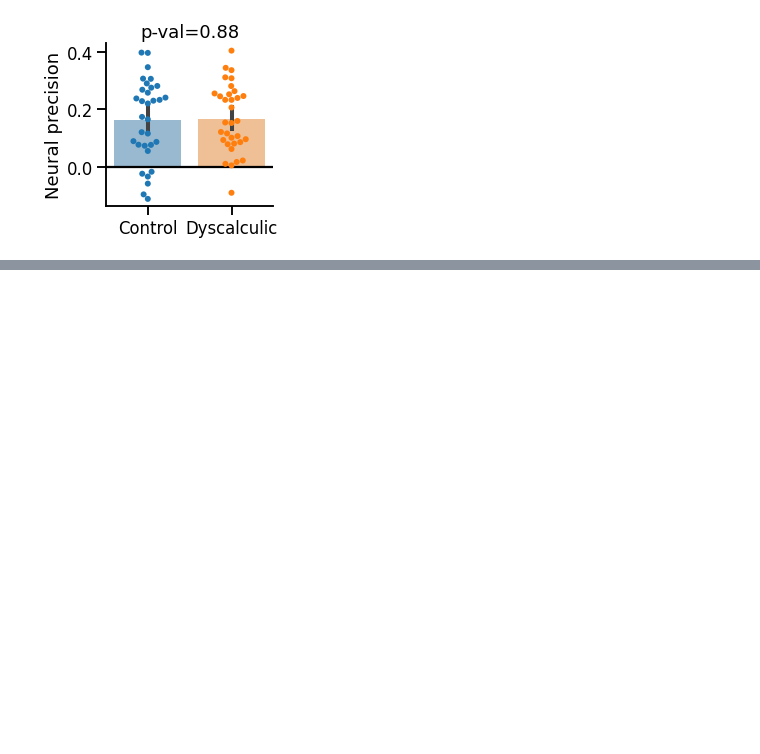
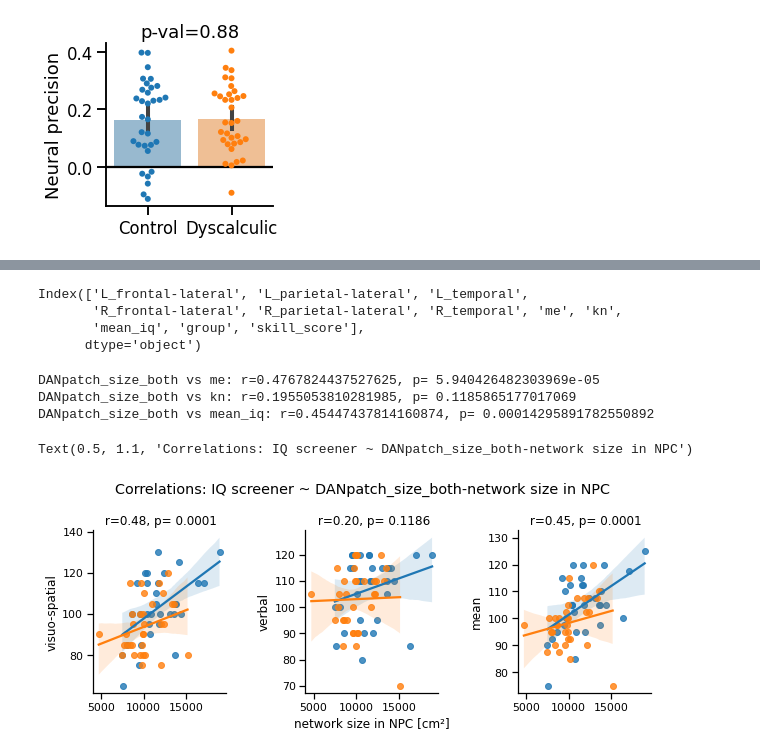
Before and after one commit to mrenke/numrisk, a Jupyter notebook: numrisk/visualize&plots&stats/paper_dnumrisk_01.ipynb, the cells around one changed output, grey strips where cells are left out. Drawn from its saved outputs; the diff is of its cells as text; code cells hidden in the pictures; blank space fills up the shorter version.

Commit message:
visualize&plots&stats: update dnumrisk paper figures and stats
Co-Authored-By: Claude Sonnet 4.6 <noreply@anthropic.com>

```diff
--- a/numrisk/visualize&plots&stats/paper_dnumrisk_01.ipynb
+++ b/numrisk/visualize&plots&stats/paper_dnumrisk_01.ipynb
@@ -228,0 +231,6 @@ TtestResult(statistic=-0.15137739830488958, pvalue=0.8801617118515485, df=63.0)
+# %%
+iq_scores = pd.read_csv(op.join(phenotype_folder, 'iq-scores_ids2.csv')).set_index('subject')
+math_stuff = pd.read_csv(op.join(phenotype_folder, 'math_skill&confidence&anxiety-means.csv')).set_index('subject')
+
+df_participants = pd.read_csv(op.join('/Users/mrenke/data/ds-dnumrisk/add_tables','subjects_recruit_scan_scanned-final.csv'), header=0) #, index_col=0
+df_participants = df_participants.loc[:,['subject ID', 'age','group','gender']].rename(mapper={'subject ID': 'subject'},axis=1).dropna().astype({'subject': int, 'group': int}).set_index('subject')
@@ -228,0 +247,48 @@ TtestResult(statistic=-0.15137739830488958, pvalue=0.8801617118515485, df=63.0)
+# %%
+df_npc_pfm_net_area = pd.read_csv(op.join(phenotype_folder,'netsPFM_indArea_NPC.csv'))
+df_npc_pfm_net_area = df_npc_pfm_net_area.set_index(['subject','network']).unstack('network')
+df_npc_pfm_net_area.columns = [(col[1] + '_' + col[0]) for col in df_npc_pfm_net_area.columns]
+
+
+
+df_comb = df_npc_pfm_net_area.join(iq_scores).join(groupList).join(math_stuff['skill_score'])
+# %%
+df_comb.columns
+# %% [output]
+Index(['L_frontal-lateral', 'L_parietal-lateral', 'L_temporal',
+       'R_frontal-lateral', 'R_parietal-lateral', 'R_temporal', 'me', 'kn',
+       'mean_iq', 'group', 'skill_score'],
+      dtype='object')
+# %%
+import pingouin
+
+sns.set_context('notebook')
+
+tmp = df_comb.copy()
+x_var = 'DANpatch_size_both' #'Visual2_size' # 'Dorsal-attention_size'
+y_var_names = ['visuo-spatial', 'verbal', 'mean']
+
+fig, axs = plt.subplots(1,3, figsize=(10,3))
+for i, y_var in enumerate(['me', 'kn', 'mean_iq']):
+    cor = pingouin.corr(df_comb[y_var], df_comb[x_var], method = 'pearson') #defautl: two -sided & pearson
+    r_coeff = cor['r'][0]
+    pval = cor['p-val'][0]
+    print(f'{x_var} vs {y_var}: r={r_coeff}, p= {pval}')
+
+    for j, group in enumerate(df_comb['group'].unique()):
+        tmp = df_comb[df_comb['group'] == group]
+        sns.regplot(x=x_var, y=y_var, data=tmp, color=sns.color_palette()[j], ax=axs[i])
+
+    axs[i].set(title=f' r={r_coeff:.2f}, p= {pval:.4f}', ylabel = y_var_names[i], xlabel=None)
+
+axs[1].set(xlabel='network size in NPC [cm²]')
+fig.subplots_adjust(wspace=0.6)
+sns.despine()
+net_name = x_var #.split('_')[0]
+fig.suptitle(f'Correlations: IQ screener ~ {net_name}-network size in NPC', y = 1.1)
+# %% [output]
+DANpatch_size_both vs me: r=0.4767824437527625, p= 5.940426482303969e-05
+DANpatch_size_both vs kn: r=0.1955053810281985, p= 0.1185865177017069
+DANpatch_size_both vs mean_iq: r=0.45447437814160874, p= 0.00014295891782550892
+Text(0.5, 1.1, 'Correlations: IQ screener ~ DANpatch_size_both-network size in NPC')
+[figure, added]
```
Also changed, not shown: parts of 10 cells of this notebook.
